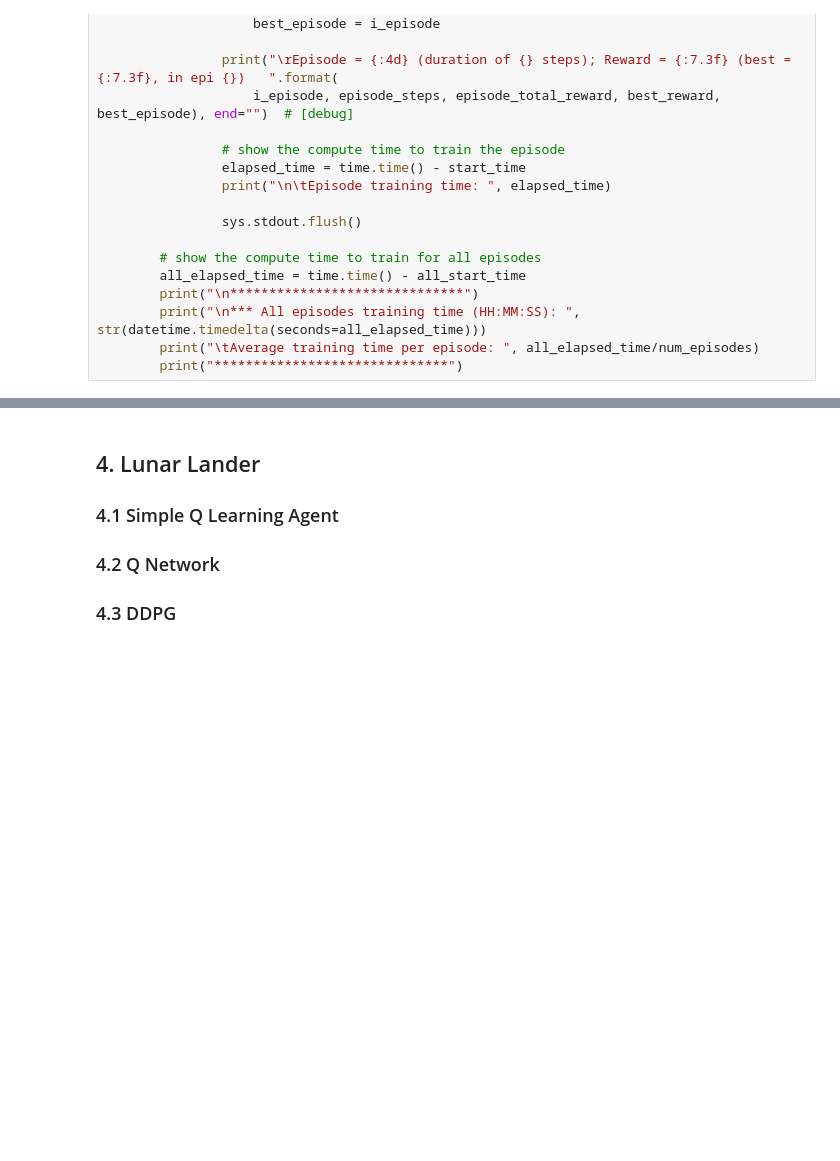
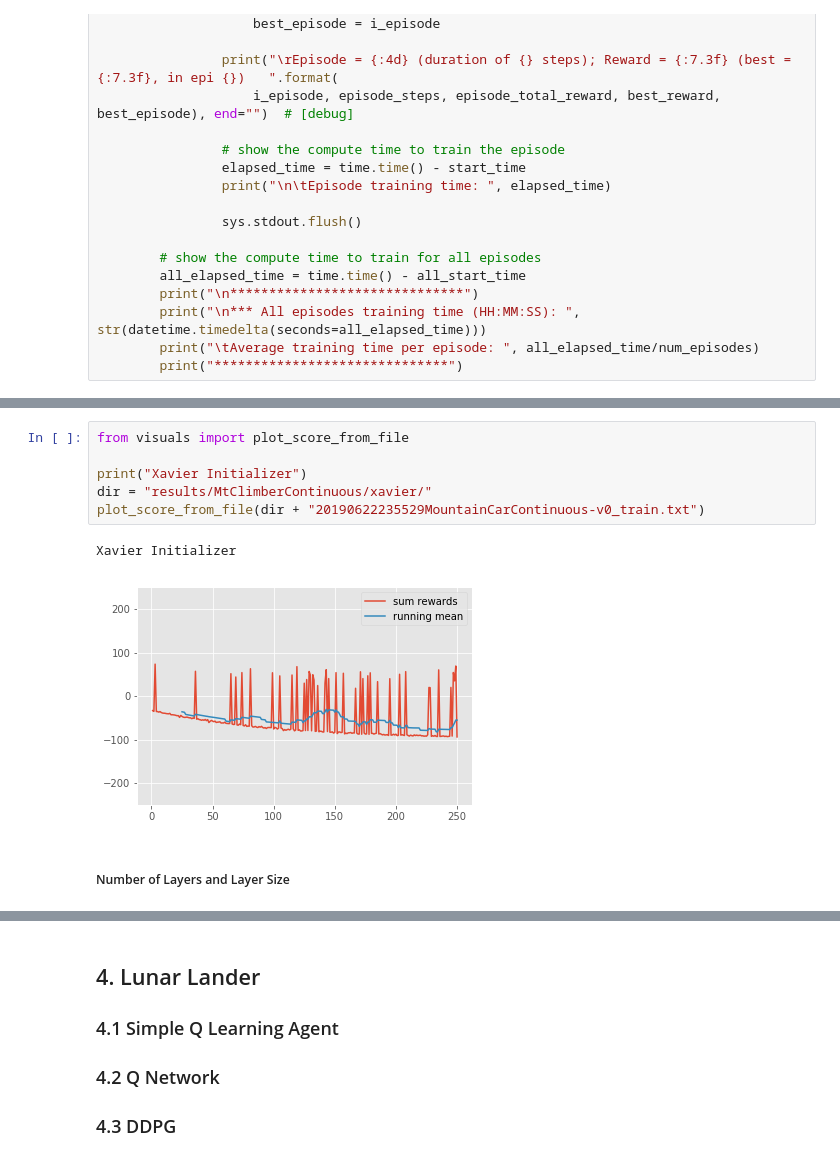
Before and after one commit to smmuzza/CapstoneProjectMLNanoDegree, a Jupyter notebook: CapstoneProjectReport.ipynb, the cells around one changed output, grey strips where cells are left out. Saved outputs shown, nothing was run; the diff lists cells and outputs as text; blank space fills up the shorter version.

```diff
--- a/CapstoneProjectReport.ipynb
+++ b/CapstoneProjectReport.ipynb
@@ -818,0 +635,11 @@ ________________________________________________________________________________
+# %%
+from visuals import plot_score_from_file
+
+print("Xavier Initializer")
+dir = "results/MtClimberContinuous/xavier/"
+plot_score_from_file(dir + "20190622235529MountainCarContinuous-v0_train.txt")
+# %% [output]
+Xavier Initializer
+[figure, added]
+# %% [markdown]
+##### Number of Layers and Layer Size
```
Also changed, not shown: parts of 38 cells of this notebook, 4 other files.
